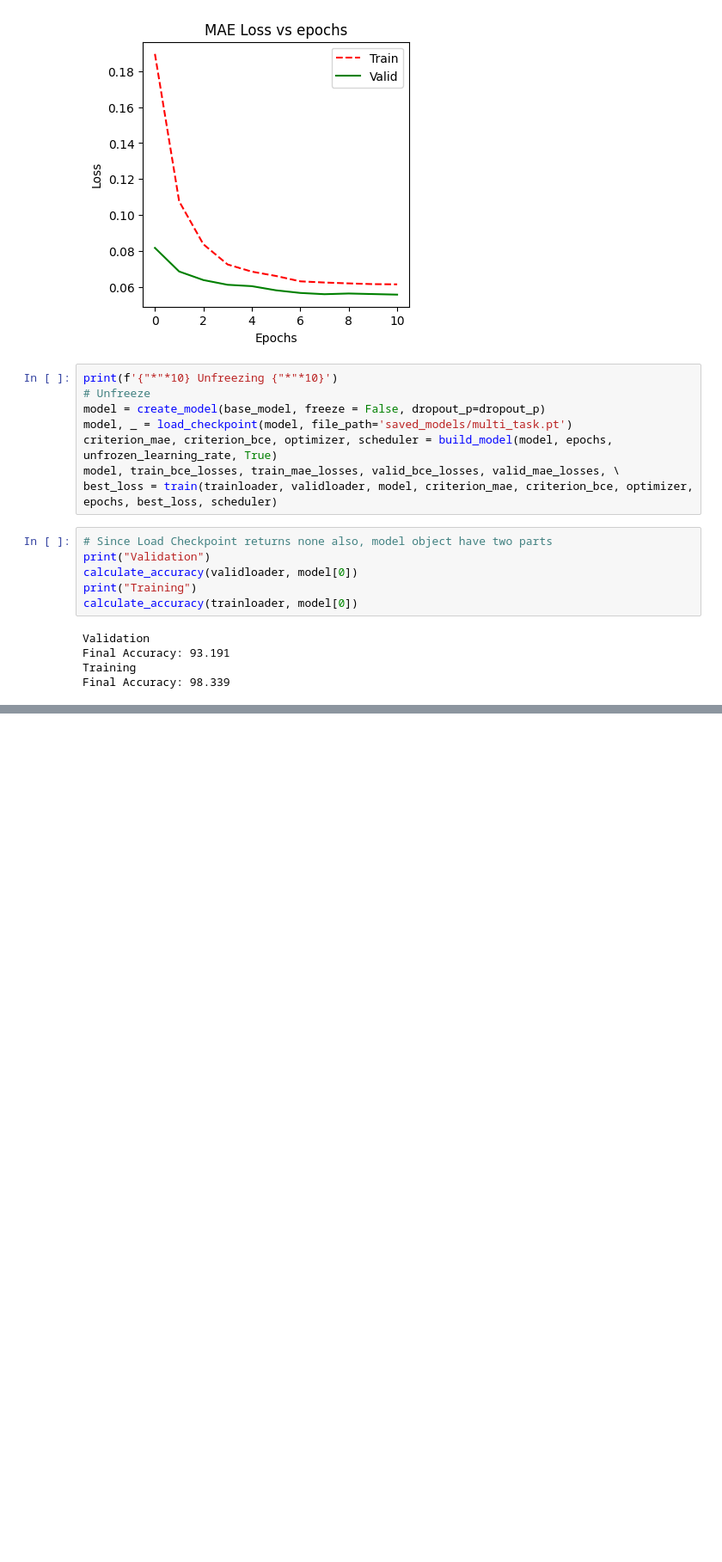
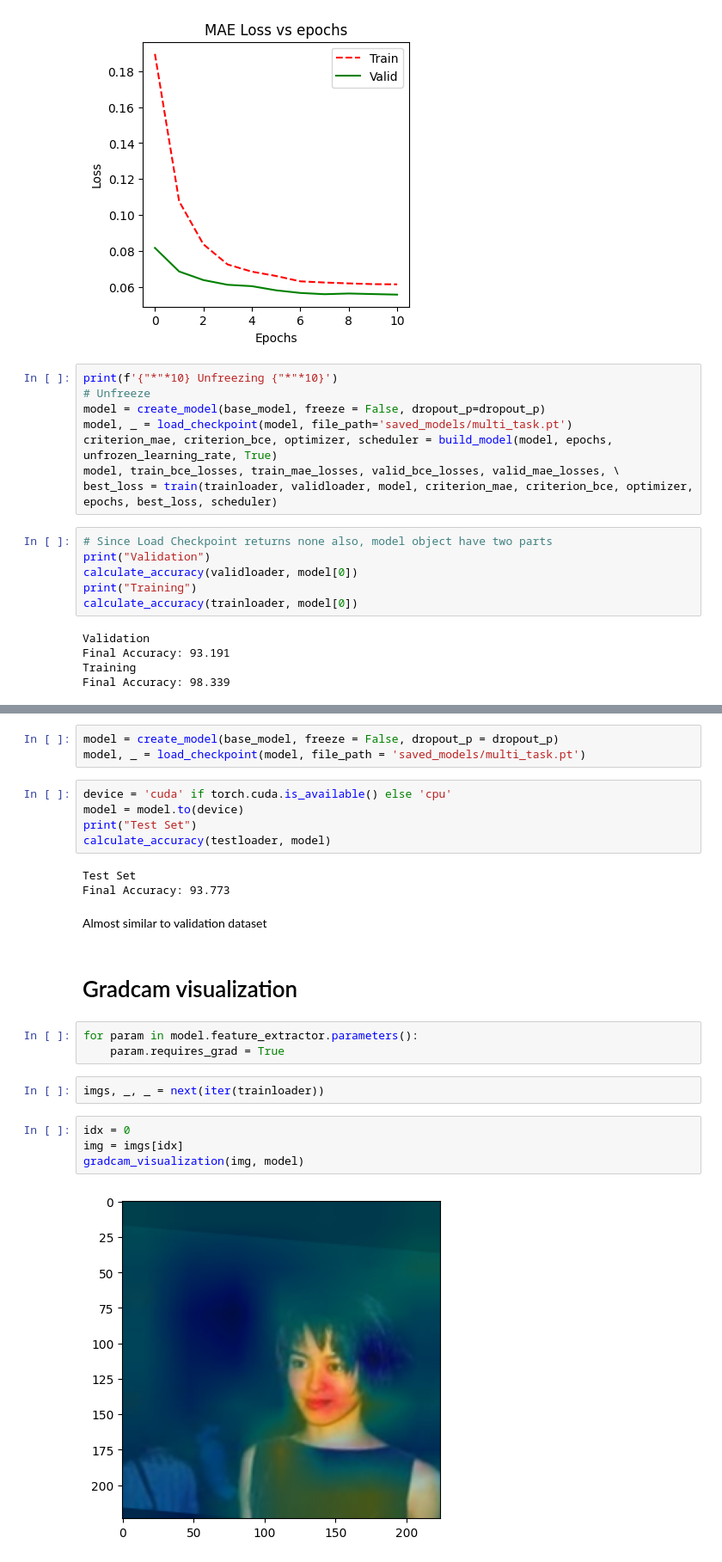
Before and after one commit to AniTho/Computer_Vision_DL, a Jupyter notebook: projects/Project-1/main_notebook.ipynb, the cells around one changed output, grey strips where cells are left out. Shown at 86% size. Cells and saved outputs as stored; diff of their text form; blank space fills up the shorter version.

Commit message:
Added test accuracy and some gradcam visualization

```diff
--- a/projects/Project-1/main_notebook.ipynb
+++ b/projects/Project-1/main_notebook.ipynb
@@ -97,0 +100,26 @@ Final Accuracy: 98.339
+# %%
+model = create_model(base_model, freeze = False, dropout_p = dropout_p)
+model, _ = load_checkpoint(model, file_path = 'saved_models/multi_task.pt')
+# %%
+device = 'cuda' if torch.cuda.is_available() else 'cpu'
+model = model.to(device)
+print("Test Set")
+calculate_accuracy(testloader, model)
+# %% [output]
+Test Set
+Final Accuracy: 93.773
+# %% [markdown]
+Almost similar to validation dataset
+# %% [markdown]
+# Gradcam visualization
+# %%
+for param in model.feature_extractor.parameters():
+    param.requires_grad = True
+# %%
+imgs, _, _ = next(iter(trainloader))
+# %%
+idx = 0
+img = imgs[idx]
+gradcam_visualization(img, model)
+# %% [output]
+[figure, added]
```
Also changed, not shown: parts of 5 cells of this notebook.
